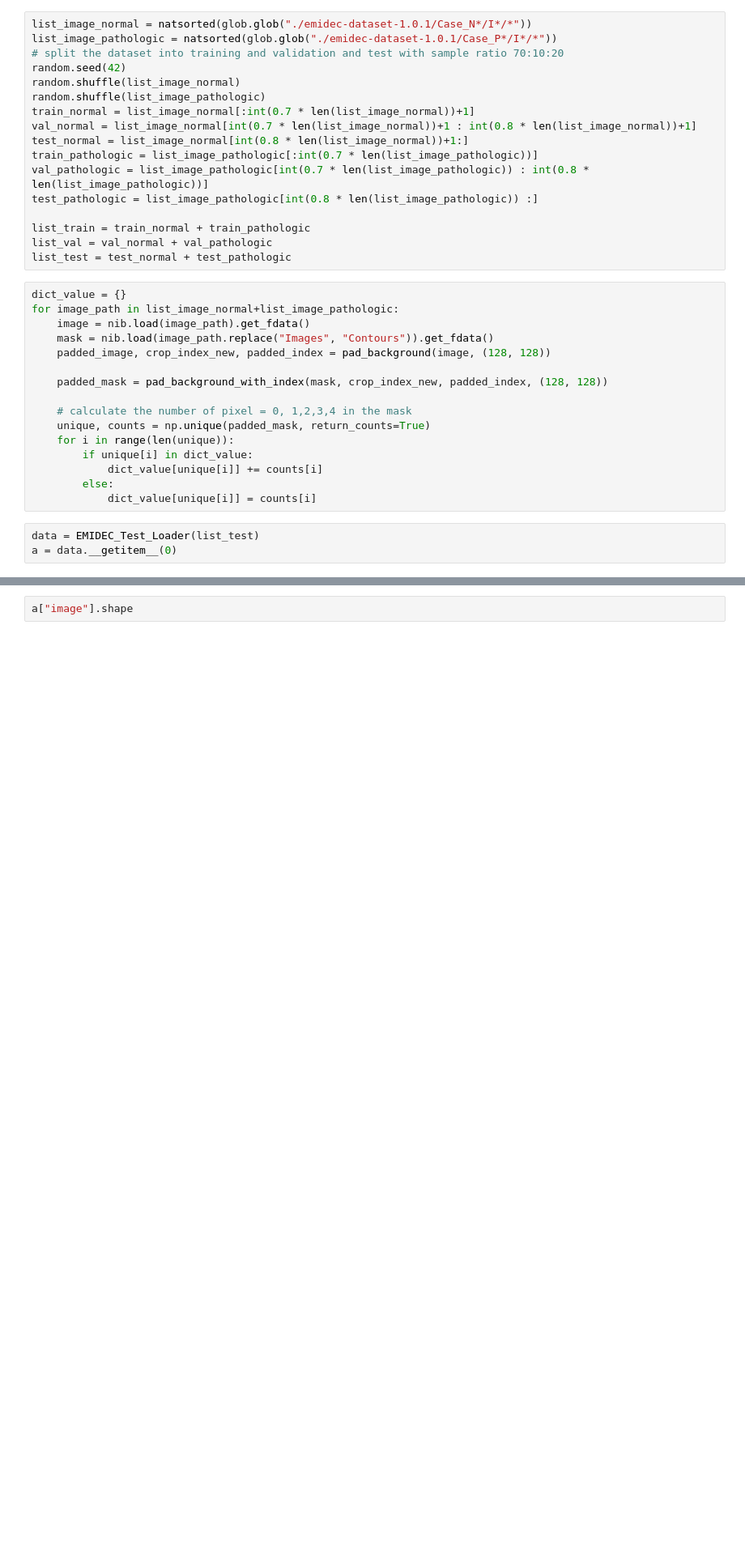
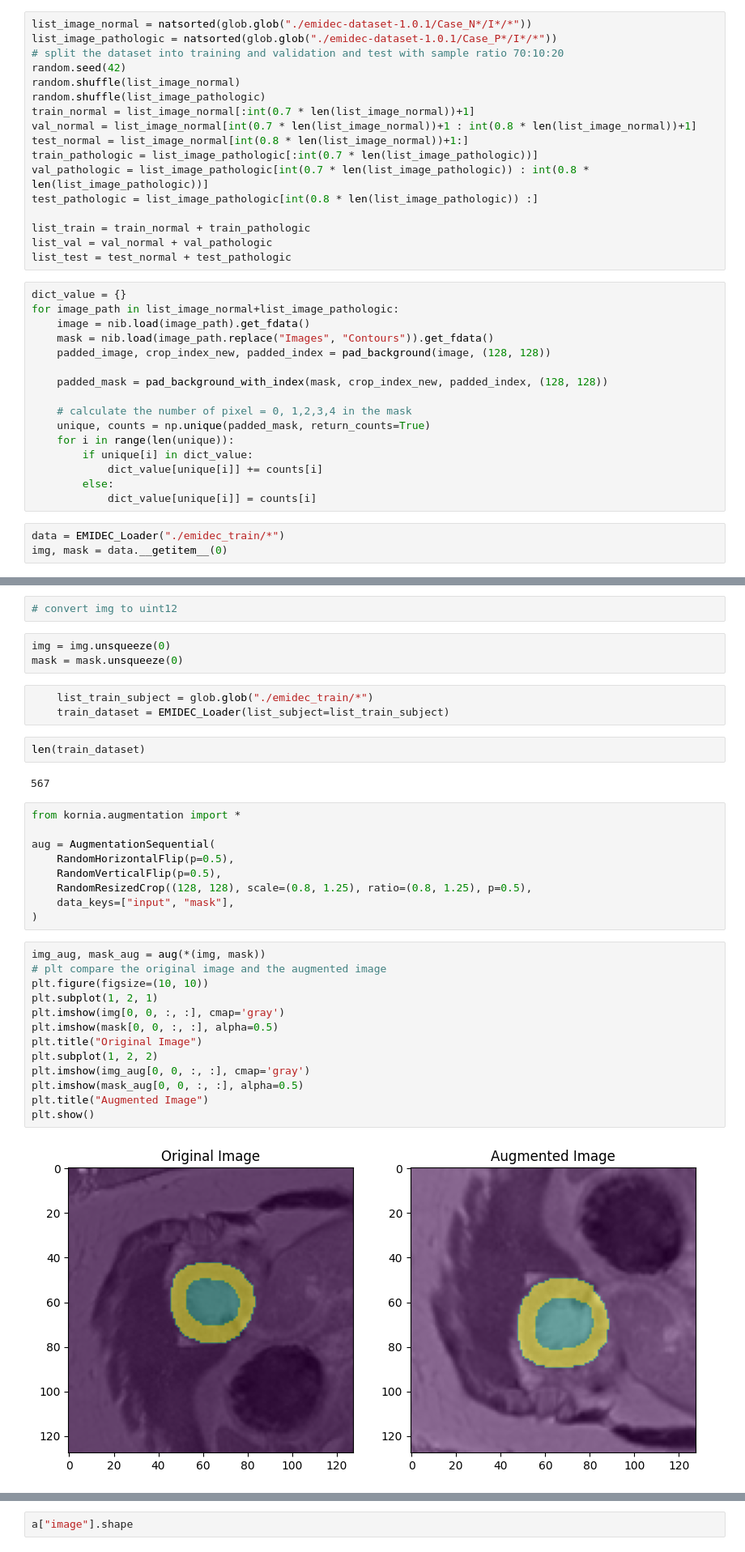
Before and after one commit to minhnhattrinh312/EMIDEC, a Jupyter notebook: test_emidec.ipynb, the cells around one changed output, grey strips where cells are left out. Shown at 81% size. Drawn from its saved outputs; the diff is of its cells as text; blank space fills up the shorter version.

```diff
--- a/test_emidec.ipynb
+++ b/test_emidec.ipynb
@@ -53,5 +53,5 @@ for image_path in list_image_normal+list_image_pathologic:
         else:
             dict_value[unique[i]] = counts[i]
 # %%
-data = EMIDEC_Test_Loader(list_test)
-a = data.__getitem__(0)
+data = EMIDEC_Loader("./emidec_train/*")
+img, mask = data.__getitem__(0)
@@ -66,0 +58,36 @@ torch.Size([1, 1, 128, 128])
+# %%
+# convert img to uint12
+# %%
+img = img.unsqueeze(0)
+mask = mask.unsqueeze(0)
+# %%
+    list_train_subject = glob.glob("./emidec_train/*")
+    train_dataset = EMIDEC_Loader(list_subject=list_train_subject)
+# %%
+len(train_dataset)
+# %% [output]
+567
+# %%
+from kornia.augmentation import *
+
+aug = AugmentationSequential(
+    RandomHorizontalFlip(p=0.5),
+    RandomVerticalFlip(p=0.5),
+    RandomResizedCrop((128, 128), scale=(0.8, 1.25), ratio=(0.8, 1.25), p=0.5),
+    data_keys=["input", "mask"],
+)
+# %%
+img_aug, mask_aug = aug(*(img, mask))
+# plt compare the original image and the augmented image
+plt.figure(figsize=(10, 10))
+plt.subplot(1, 2, 1)
+plt.imshow(img[0, 0, :, :], cmap='gray')
+plt.imshow(mask[0, 0, :, :], alpha=0.5)
+plt.title("Original Image")
+plt.subplot(1, 2, 2)
+plt.imshow(img_aug[0, 0, :, :], cmap='gray')
+plt.imshow(mask_aug[0, 0, :, :], alpha=0.5)
+plt.title("Augmented Image")
+plt.show()
+# %% [output]
+[figure, added]
```
Also changed, not shown: parts of 3 cells of this notebook, 7 other files.
